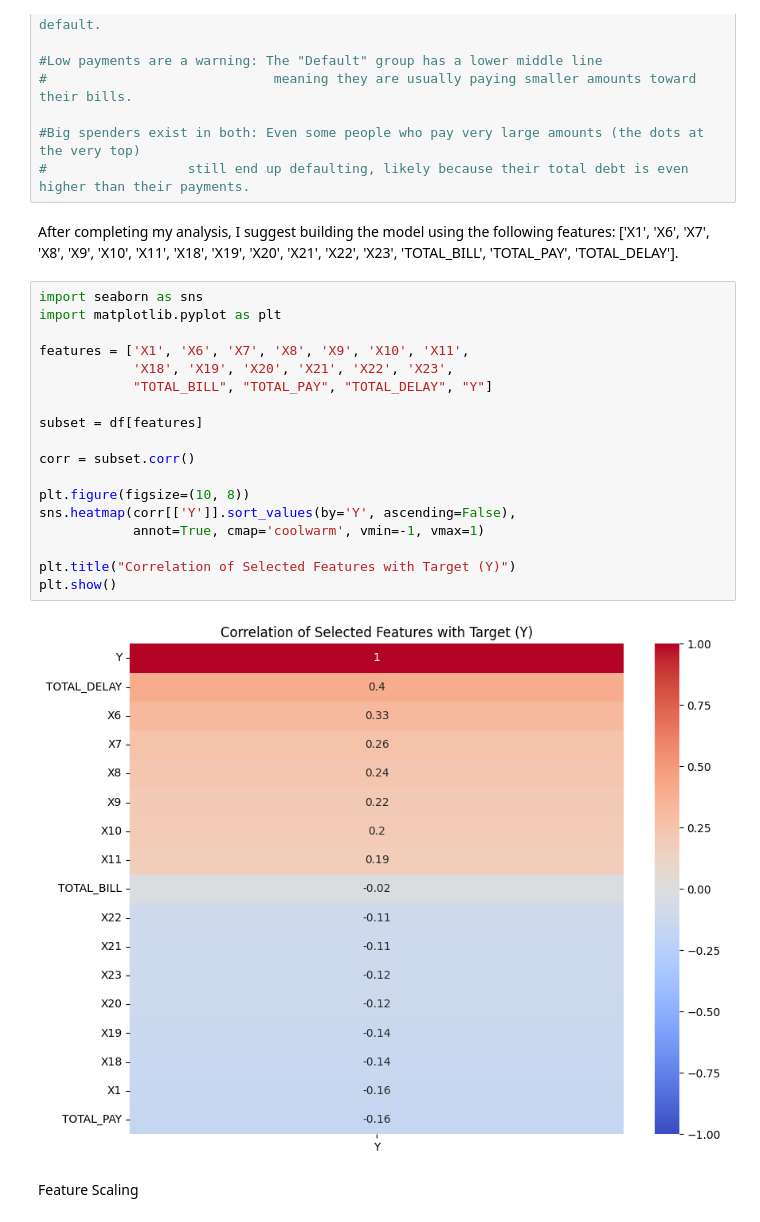
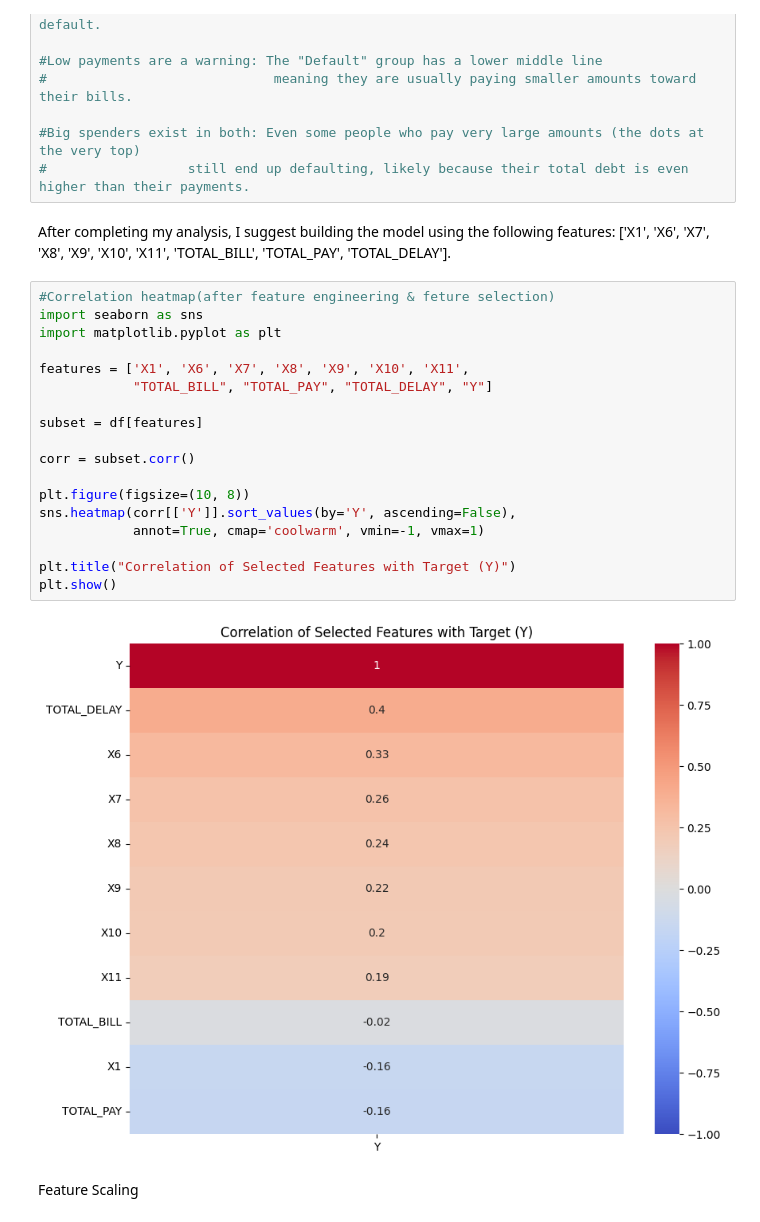
Before and after one commit to AhmedAyman12gh/credit-card-default-prediction, a Jupyter notebook: Phase1.ipynb, the cells around one changed output. Cells and saved outputs as stored; diff of their text form.

```diff
--- a/Phase1.ipynb
+++ b/Phase1.ipynb
@@ -460,27 +439,27 @@ plt.show()
 #                  still end up defaulting, likely because their total debt is even higher than their payments.
 # %% [markdown]
 After completing my analysis, I suggest building the model using the following features:
-['X1', 'X6', 'X7', 'X8', 'X9', 'X10', 'X11', 'X18', 'X19', 'X20', 'X21', 'X22', 'X23', 'TOTAL_BILL', 'TOTAL_PAY', 'TOTAL_DELAY'].
+['X1', 'X6', 'X7', 'X8', 'X9', 'X10', 'X11', 'TOTAL_BILL', 'TOTAL_PAY', 'TOTAL_DELAY'].
 # %%
+#Correlation heatmap(after feature engineering & feture selection)
 import seaborn as sns
 import matplotlib.pyplot as plt
 
 features = ['X1', 'X6', 'X7', 'X8', 'X9', 'X10', 'X11',
-            'X18', 'X19', 'X20', 'X21', 'X22', 'X23',
             "TOTAL_BILL", "TOTAL_PAY", "TOTAL_DELAY", "Y"]
 
 subset = df[features]
 
 corr = subset.corr()
 
 plt.figure(figsize=(10, 8))
 sns.heatmap(corr[['Y']].sort_values(by='Y', ascending=False),
             annot=True, cmap='coolwarm', vmin=-1, vmax=1)
 
 plt.title("Correlation of Selected Features with Target (Y)")
 plt.show()
 # %% [output]
-[figure, old version]
+[figure, new version]
 # %% [markdown]
 Feature Scaling
 # %%
```
Also changed, not shown: parts of 5 cells of this notebook, 1 other file.
